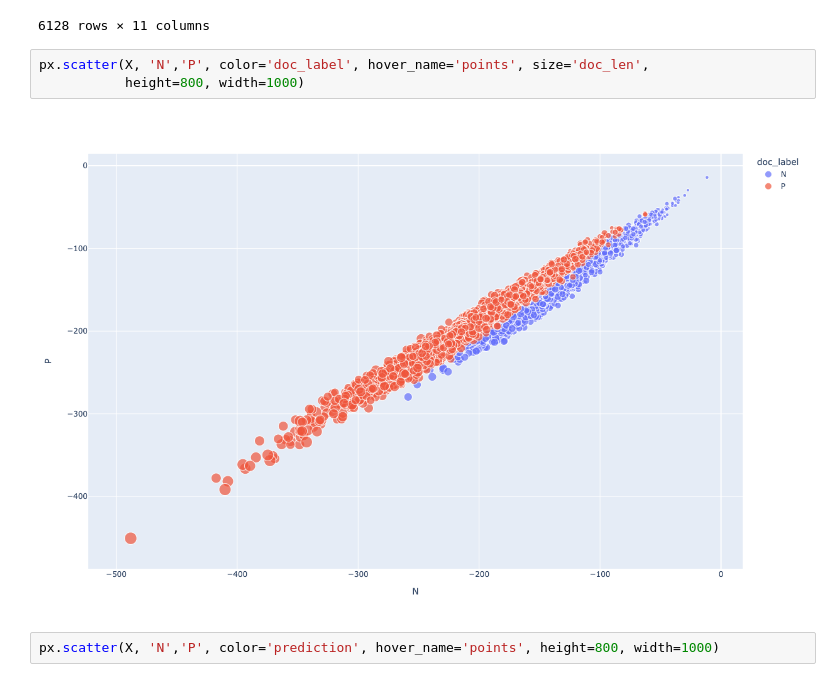
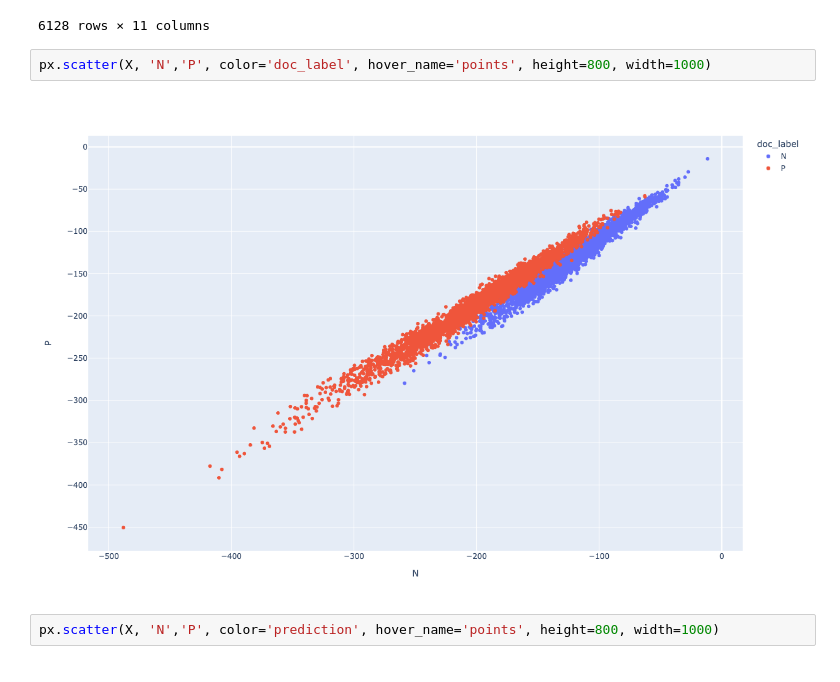
Before and after one commit to ontoligent/DS5001-2022-01, a Jupyter notebook: M12_Classification/M12_01a_NaiveBayesWineReviews-SK.ipynb, the cells around one changed output. Cells and saved outputs as stored; diff of their text form.

```diff
--- a/M12_Classification/M12_01a_NaiveBayesWineReviews-SK.ipynb
+++ b/M12_Classification/M12_01a_NaiveBayesWineReviews-SK.ipynb
@@ -721,10 +721,9 @@ X
 | 129848 | -165.067759 | -172.941120 | A slightly chunky Pinot Noir, wit... | 86 | 221 | N | 0 | test | N | True | ... |
 6128 rows × 11 columns
 # %%
-px.scatter(X, 'N','P', color='doc_label', hover_name='points', size='doc_len',
-           height=800, width=1000)
+px.scatter(X, 'N','P', color='doc_label', hover_name='points', height=800, width=1000)
 # %% [output]
-[figure, old version]
+[figure, new version]
 # %%
 px.scatter(X, 'N','P', color='prediction', hover_name='points', height=800, width=1000)
 # %% [output]
```
Also changed, not shown: parts of 1 cell of this notebook, 1 other file.
